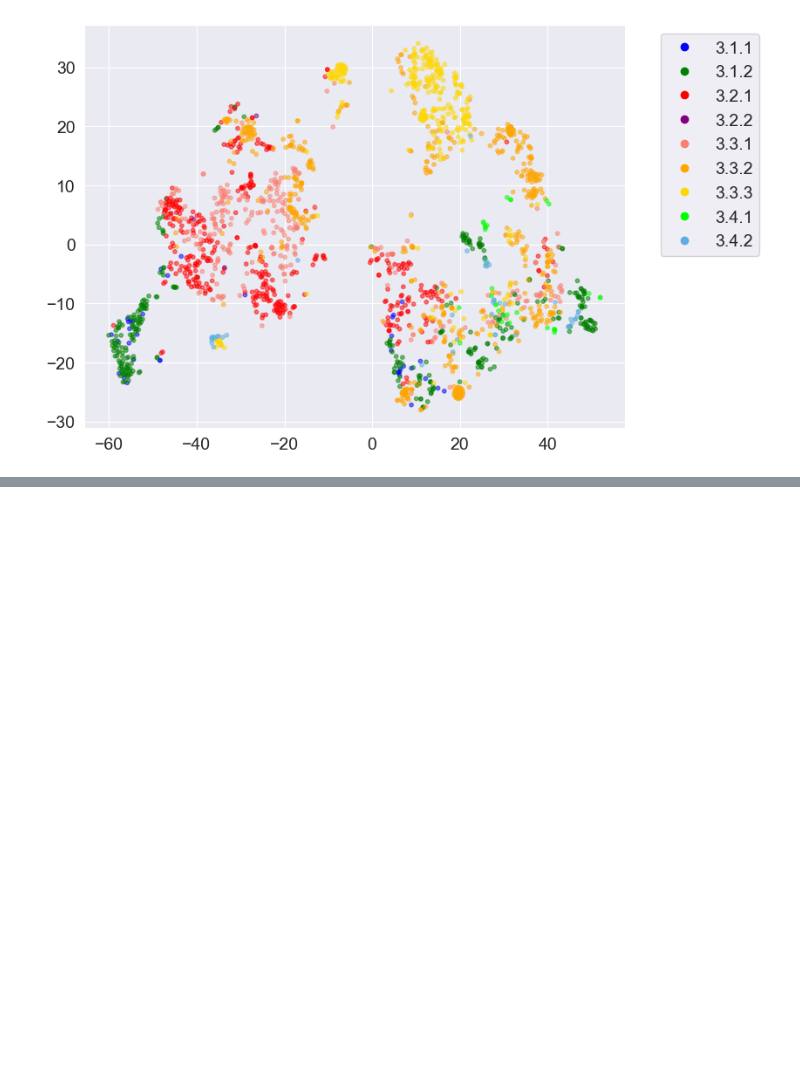
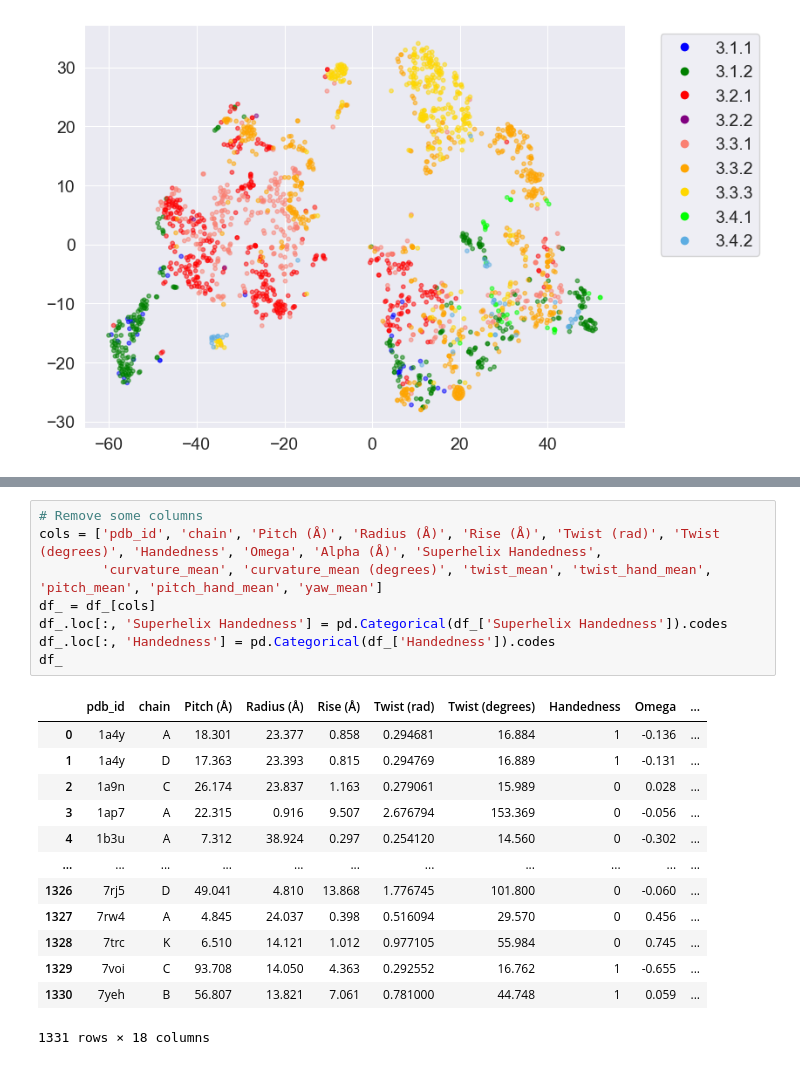
Before and after one commit to BioComputingUP/GeomeTRe_results, a Jupyter notebook: GeomeTRe_analysis.ipynb, the cells around one changed output, grey strips where cells are left out. Cells and saved outputs as stored; diff of their text form; blank space fills up the shorter version.

```diff
--- a/GeomeTRe_analysis.ipynb
+++ b/GeomeTRe_analysis.ipynb
@@ -502,0 +541,22 @@ plt.savefig("data/figures/tsne.png", bbox_inches='tight')
+# %%
+# Remove some columns
+cols = ['pdb_id', 'chain', 'Pitch (Å)', 'Radius (Å)', 'Rise (Å)', 'Twist (rad)', 'Twist (degrees)', 'Handedness', 'Omega', 'Alpha (Å)', 'Superhelix Handedness',
+        'curvature_mean', 'curvature_mean (degrees)', 'twist_mean', 'twist_hand_mean', 'pitch_mean', 'pitch_hand_mean', 'yaw_mean']
+df_ = df_[cols]
+df_.loc[:, 'Superhelix Handedness'] = pd.Categorical(df_['Superhelix Handedness']).codes
+df_.loc[:, 'Handedness'] = pd.Categorical(df_['Handedness']).codes
+df_
+# %% [output]
+|  | pdb_id | chain | Pitch (Å) | Radius (Å) | Rise (Å) | Twist (rad) | Twist (degrees) | Handedness | Omega | ... |
+| 0 | 1a4y | A | 18.301 | 23.377 | 0.858 | 0.294681 | 16.884 | 1 | -0.136 | ... |
+| 1 | 1a4y | D | 17.363 | 23.393 | 0.815 | 0.294769 | 16.889 | 1 | -0.131 | ... |
+| 2 | 1a9n | C | 26.174 | 23.837 | 1.163 | 0.279061 | 15.989 | 0 | 0.028 | ... |
+| 3 | 1ap7 | A | 22.315 | 0.916 | 9.507 | 2.676794 | 153.369 | 0 | -0.056 | ... |
+| 4 | 1b3u | A | 7.312 | 38.924 | 0.297 | 0.254120 | 14.560 | 0 | -0.302 | ... |
+| ... | ... | ... | ... | ... | ... | ... | ... | ... | ... | ... |
+| 1326 | 7rj5 | D | 49.041 | 4.810 | 13.868 | 1.776745 | 101.800 | 0 | -0.060 | ... |
+| 1327 | 7rw4 | A | 4.845 | 24.037 | 0.398 | 0.516094 | 29.570 | 0 | 0.456 | ... |
+| 1328 | 7trc | K | 6.510 | 14.121 | 1.012 | 0.977105 | 55.984 | 0 | 0.745 | ... |
+| 1329 | 7voi | C | 93.708 | 14.050 | 4.363 | 0.292552 | 16.762 | 1 | -0.655 | ... |
+| 1330 | 7yeh | B | 56.807 | 13.821 | 7.061 | 0.781000 | 44.748 | 1 | 0.059 | ... |
+1331 rows × 18 columns
```
Also changed, not shown: parts of 3 cells of this notebook, 2 other files.
